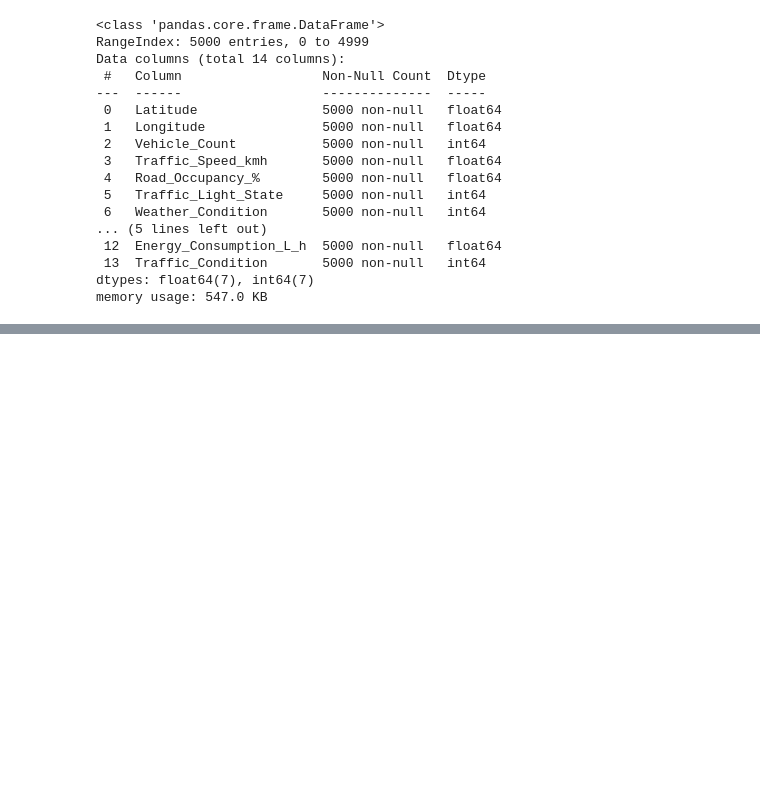
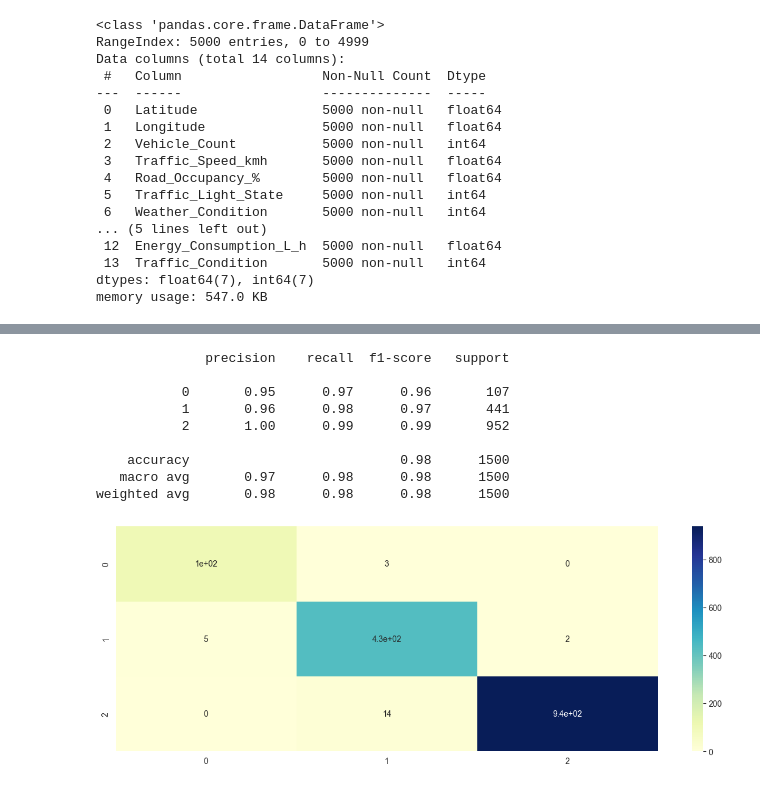
Before and after one commit to lcasel/COSC-4368-Project, a Jupyter notebook: traffic_project.ipynb, the cells around one changed output, grey strips where cells are left out. Cells and saved outputs as stored; diff of their text form; code cells hidden in the pictures; blank space fills up the shorter version.

Commit message:
Data analysis and First Model

```diff
--- a/traffic_project.ipynb
+++ b/traffic_project.ipynb
@@ -98,0 +122,13 @@ memory usage: 547.0 KB
+# %%
+from sklearn.model_selection import train_test_split
+from sklearn.preprocessing import StandardScaler
+
+scaler = StandardScaler()
+X_scaled = scaler.fit_transform(X)
+# %%
+X_train, X_test, y_train, y_test = train_test_split(
+    X_scaled,
+    y,
+    test_size=0.3,
+    random_state=0
+)
@@ -98,0 +149,19 @@ memory usage: 547.0 KB
+# %%
+predictions = mlp.predict(X_test)
+# %%
+from sklearn.metrics import classification_report, confusion_matrix
+
+print(classification_report(y_test,predictions))
+sns.heatmap(confusion_matrix(y_test,predictions), cmap='YlGnBu', annot=True)
+plt.show()
+# %% [output]
+              precision    recall  f1-score   support
+
+           0       0.95      0.97      0.96       107
+           1       0.96      0.98      0.97       441
+           2       1.00      0.99      0.99       952
+
+    accuracy                           0.98      1500
+   macro avg       0.97      0.98      0.98      1500
+weighted avg       0.98      0.98      0.98      1500
+[figure, added]
```
Also changed, not shown: parts of 5 cells of this notebook.
